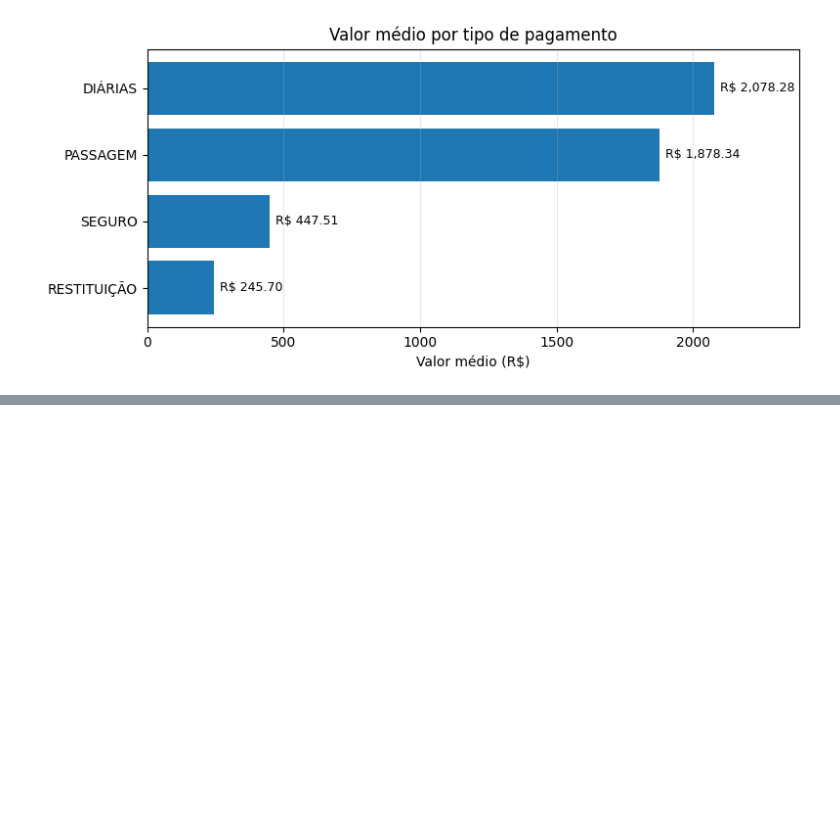
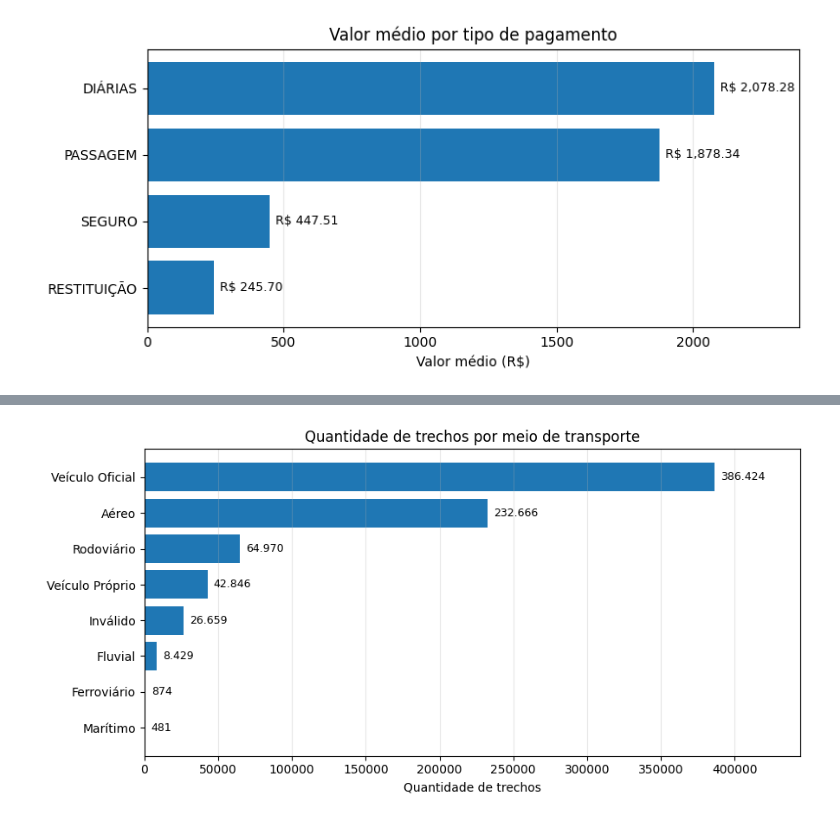
Before and after one commit to FernandaBarrosLinhares/Projeto-Final-Fernanda-Linhares, a Jupyter notebook: notebooks/3_analise.ipynb, the cells around one changed output, grey strips where cells are left out. Cells and saved outputs as stored; diff of their text form; code cells hidden in the pictures; blank space fills up the shorter version.

Commit message:
Respondendo a pergunta cinco com camada gold e ajuste no gráfico.

```diff
--- a/notebooks/3_analise.ipynb
+++ b/notebooks/3_analise.ipynb
@@ -864,0 +962,12 @@ plt.show()
+# %%
+sql_q5 = '''
+SELECT
+    meio_transporte,
+    quantidade_trechos
+FROM vw_gold_meio_transporte
+ORDER BY quantidade_trechos DESC;
+'''
+
+q5 = consultar(sql_q5)
+
+q5
@@ -864,0 +984,31 @@ plt.show()
+# %%
+plt.figure(figsize=(9,4.5))
+
+plt.barh(
+    q5['meio_transporte'],
+    q5['quantidade_trechos']
+)
+
+plt.xlim(0, q5['quantidade_trechos'].max() * 1.15)
+
+for i, valor in enumerate(q5['quantidade_trechos']):
+    plt.text(
+        valor + q5['quantidade_trechos'].max() * 0.01,
+        i,
+        f'{valor:,}'.replace(',', '.'),
+        va='center',
+        fontsize=9
+    )
+
+plt.title('Quantidade de trechos por meio de transporte')
+plt.xlabel('Quantidade de trechos')
+plt.ylabel('')
+
+plt.grid(axis='x', alpha=0.3)
+
+plt.gca().invert_yaxis()
+
+plt.tight_layout()
+plt.show()
+# %% [output]
+[figure, added]
```
Also changed, not shown: parts of 12 cells of this notebook.
